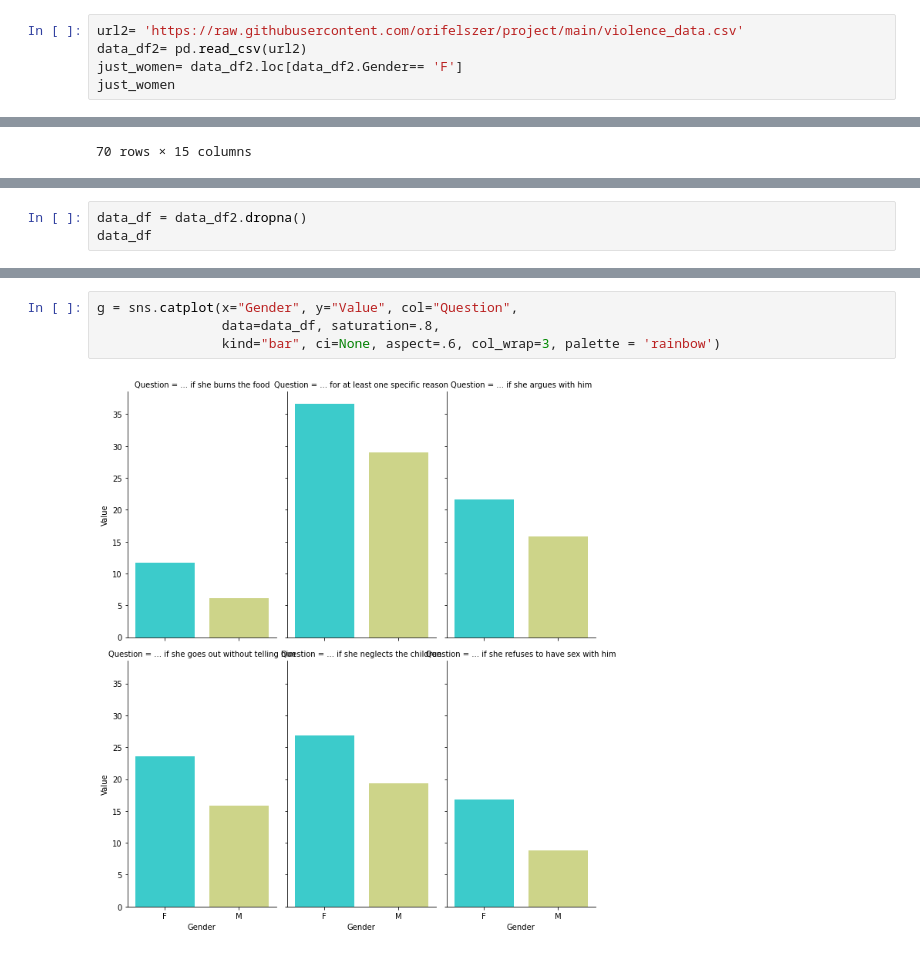
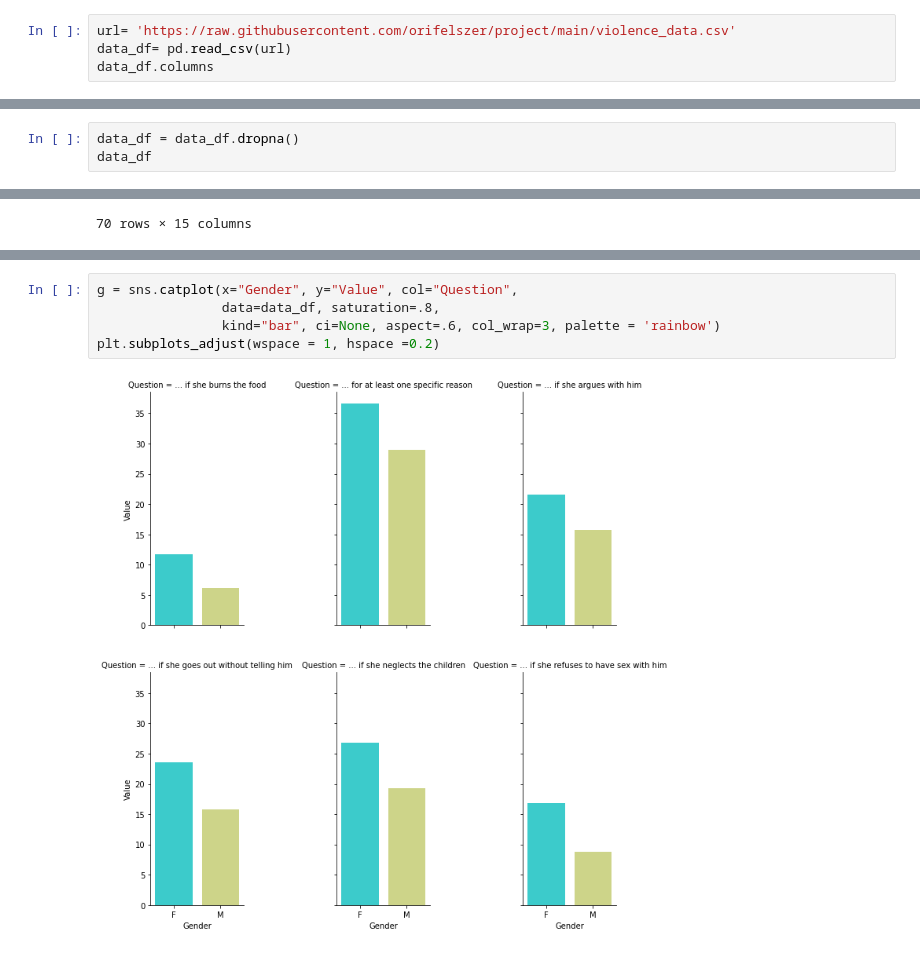
Before and after one commit to orifelszer/Data-analysis-introduction, a Jupyter notebook: women.ipynb, the cells around one changed output, grey strips where cells are left out. Drawn from its saved outputs; the diff is of its cells as text.

```diff
--- a/women.ipynb
+++ b/women.ipynb
@@ -24,6 +10,5 @@ CORRECT WAY OF CALLING THE DATA
 # %%
-url2= 'https://raw.githubusercontent.com/orifelszer/project/main/violence_data.csv'
-data_df2= pd.read_csv(url2)
-just_women= data_df2.loc[data_df2.Gender== 'F']
-just_women
+url= 'https://raw.githubusercontent.com/orifelszer/project/main/violence_data.csv'
+data_df= pd.read_csv(url)
+data_df.columns
 # %% [output]
@@ -42,0 +29,3 @@ just_women
+# %%
+data_df = data_df.dropna()
+data_df
@@ -207,3 +202,0 @@ data_df2.dropna()
-# %%
-data_df = data_df2.dropna()
-data_df
@@ -224,6 +203,7 @@ data_df
 # %%
 g = sns.catplot(x="Gender", y="Value", col="Question",
                 data=data_df, saturation=.8,
                 kind="bar", ci=None, aspect=.6, col_wrap=3, palette = 'rainbow')
+plt.subplots_adjust(wspace = 1, hspace =0.2)
 # %% [output]
-[figure, old version]
+[figure, new version]
```
Also changed, not shown: parts of 21 cells of this notebook.
